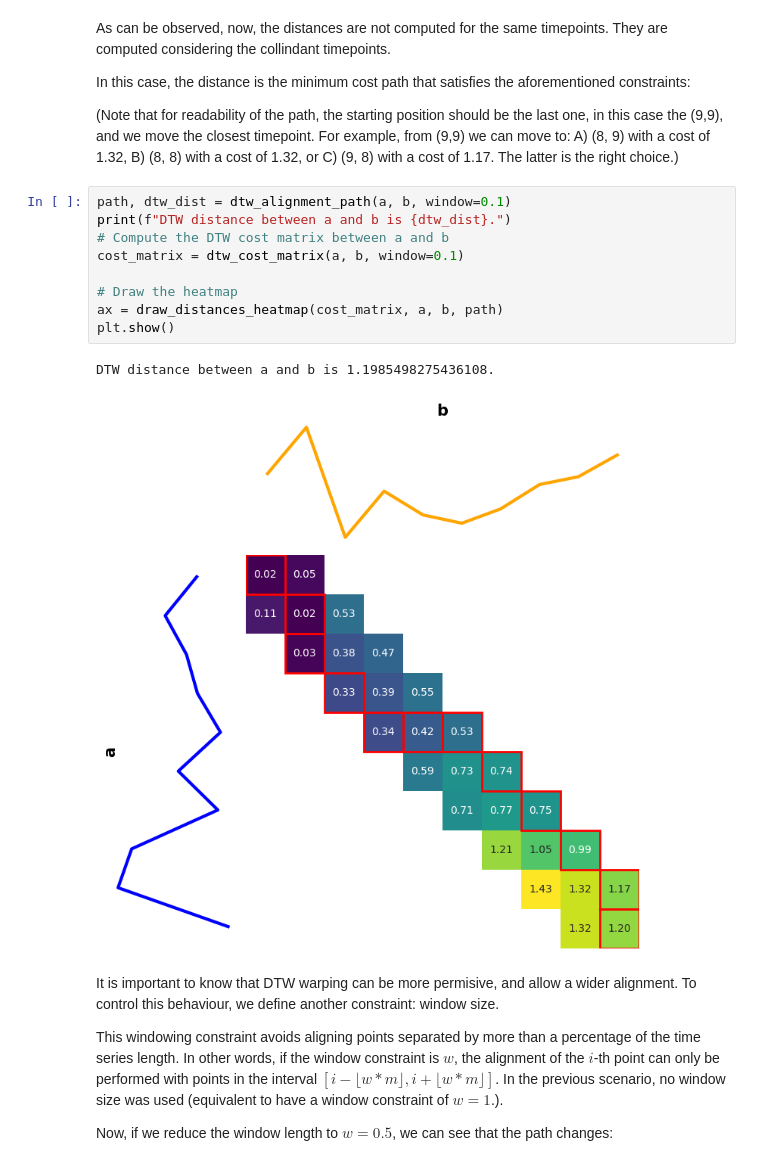
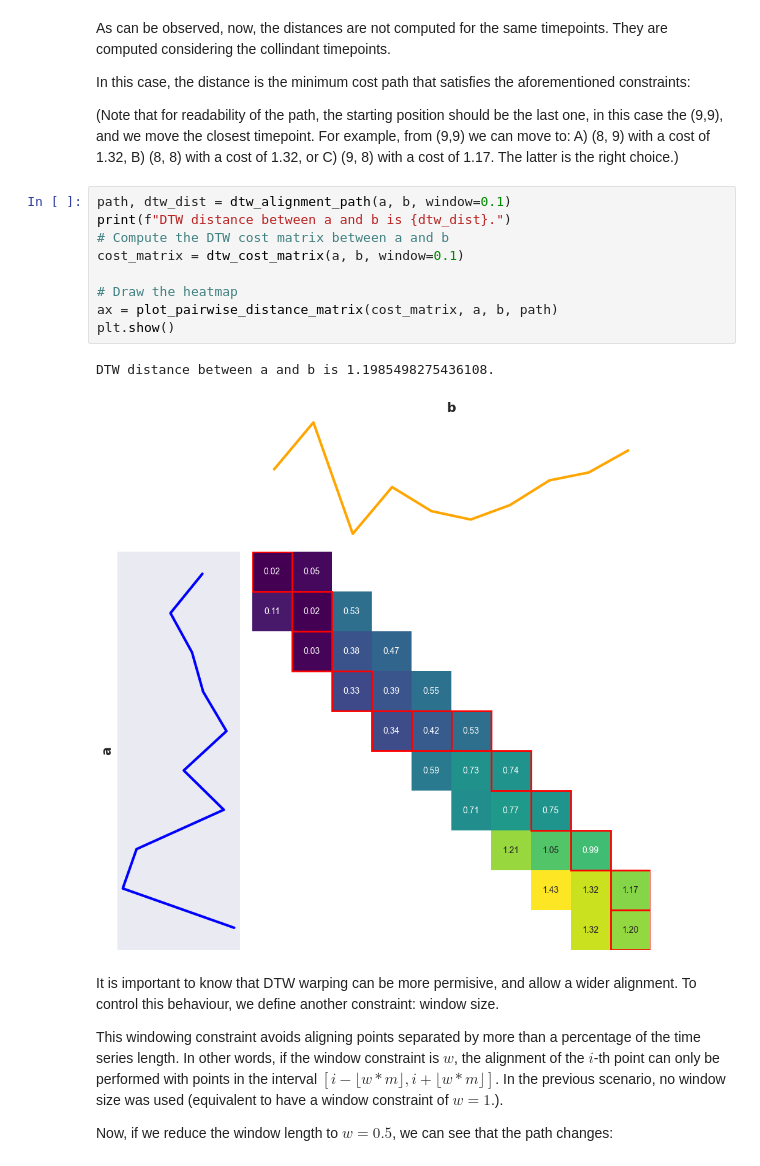
Before and after one commit to aeon-tutorials/KDD-2024, a Jupyter notebook: Notebooks/part2_distance_based.ipynb, the cells around one changed output. Drawn from its saved outputs; the diff is of its cells as text.

```diff
--- a/Notebooks/part2_distance_based.ipynb
+++ b/Notebooks/part2_distance_based.ipynb
@@ -275,15 +261,15 @@ with a cost of 1.17. The latter is the right choice.)
 # %%
 path, dtw_dist = dtw_alignment_path(a, b, window=0.1)
 print(f"DTW distance between a and b is {dtw_dist}.")
 # Compute the DTW cost matrix between a and b
 cost_matrix = dtw_cost_matrix(a, b, window=0.1)
 
 # Draw the heatmap
-ax = draw_distances_heatmap(cost_matrix, a, b, path)
+ax = plot_pairwise_distance_matrix(cost_matrix, a, b, path)
 plt.show()
 # %% [output]
 DTW distance between a and b is 1.1985498275436108.
-[figure, old version]
+[figure, new version]
 # %% [markdown]
 It is important to know that DTW warping can be more permisive, and allow a wider
 alignment. To control this behaviour, we define another constraint: window size.
```
Also changed, not shown: parts of 49 cells of this notebook, 21 other files.
